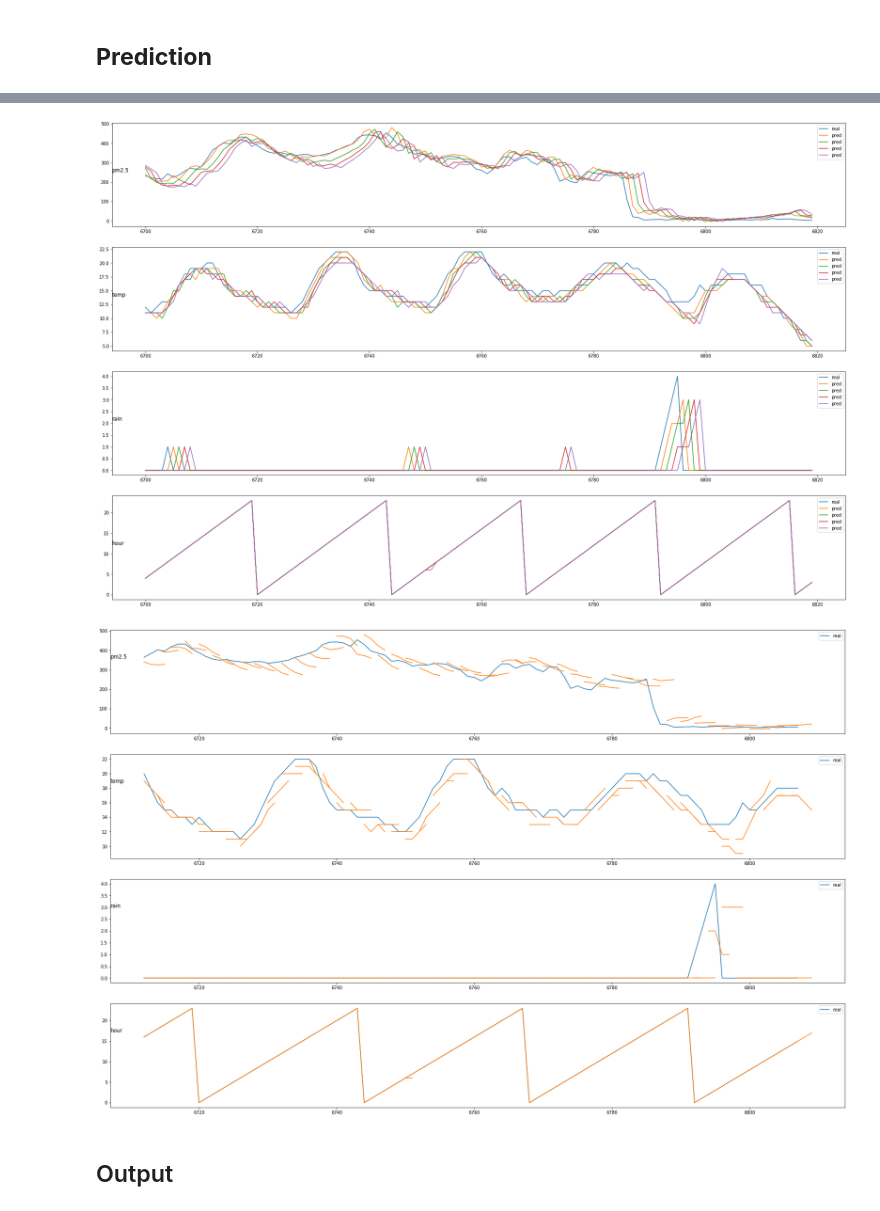
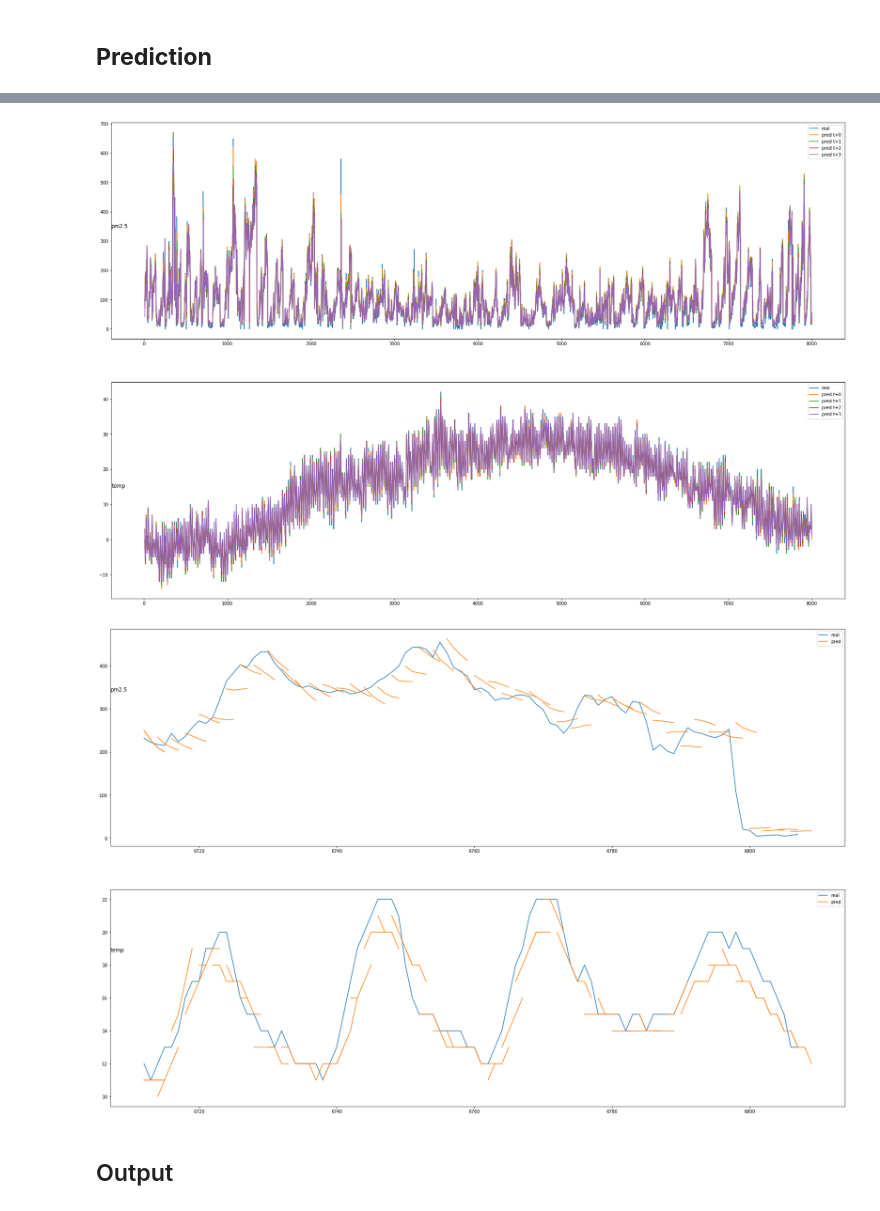
Before and after one commit to frh2020/topics, a Jupyter notebook: time_series/time_series_bjpm25_lstm_v2.ipynb, the cells around one changed output, grey strips where cells are left out. Drawn from its saved outputs; the diff is of its cells as text; code cells hidden in the pictures.

```diff
--- a/time_series/time_series_bjpm25_lstm_v2.ipynb
+++ b/time_series/time_series_bjpm25_lstm_v2.ipynb
@@ -167,19 +170,22 @@ def name_to_col(dataset, name):
 # columns to drop from the output of series_to_supervised are [40,41,42,43,46,47,48,49,50,51]
 
 
+# ensure all data is float
+values = dataset.values.astype('float32')#drop(columns=['wnd_dir_NE', 'wnd_dir_NW',	'wnd_dir_SE',	'wnd_dir_cv'])
+print(values.shape)
 
 # specify the number of lag hours
-n_in =24                        ################################################test
+n_in =12                        ################################################test
 
 # output time step
 n_out = 4                            ############################################test
 
 # input features
-n_in_features = dataset.shape[1]
+n_in_features = values.shape[1]
 
 # output features
 
-out_features = ['pm2.5','temp','rain','hour']
+out_features = ['pm2.5', 'temp']
 
 n_out_features = len(out_features)
 
@@ -194,9 +200,6 @@ print(out_features,keep_col)
 print(drop_col)
 
 
-# ensure all data is float
-values = dataset.values.astype('float32')
-print(values.shape)
 
 # normalize features
 scaler = MinMaxScaler(feature_range=(0, 1))
@@ -265,15 +310,15 @@ print(train_X.shape, train_y.shape, test_X.shape, test_y.shape)
 # %%
 neurons=50 #########################################################test with grid search
 model = tf.keras.Sequential([
-  tf.keras.layers.LSTM(neurons, input_shape=(train_X.shape[1], train_X.shape[2]),return_sequences=False),
+  tf.keras.layers.LSTM(neurons, input_shape=(train_X.shape[1], train_X.shape[2]),return_sequences=False, activation='relu'),
   tf.keras.layers.RepeatVector(n_out),
-  tf.keras.layers.LSTM(neurons,return_sequences=True),
-  tf.keras.layers.TimeDistributed(tf.keras.layers.Dense(units=n_out_features, activation='linear'))
+  tf.keras.layers.LSTM(neurons,return_sequences=True,activation='relu'),
+  tf.keras.layers.TimeDistributed(tf.keras.layers.Dense(units=n_out_features))  # activation='linear'
 
 
 ])
 
-model.compile(optimizer=tf.keras.optimizers.Adam(learning_rate=0.001), loss='mse', metrics=['mae'])
+model.compile(optimizer='adam', loss='mae', metrics=['mse'])
 
 print(model.summary())
 
@@ -358,7 +403,7 @@ for i in range(n_out_features):
   print('forecast of %s' %(out_features[i]))
   for ts in range(n_out):
     rmse = np.sqrt(mean_squared_error(inv_y[:,ts,i], inv_yhat[:,ts,i]))
-    mean = np.mean(inv_y[:,ts,i])
+    mean = np.mean(inv_yhat[:,ts,i])
     print('timestep: %d, mean=%.2f, rmse=%.2f' % (ts,mean, rmse))
 # %% [output]
 forecast of pm2.5
@@ -384,19 +419,20 @@ timestep: 3, mean=11.50, rmse=0.09
 # %%
-disp1=6700
-disp2=6820
+disp1=10
+disp2=8000
 x = np.arange(disp1,disp2)
 plt.figure(figsize=(30,20))
 for i in range(n_out_features):
   plt.subplot(n_out_features ,1,i+1)
   plt.plot(x,inv_y[disp1:disp2,0,i], label='real')
+  plt.title(out_features[i], y=0.5, loc='left')
   for ts in range(n_out) :
-    plt.plot(x,inv_yhat[disp1-ts:disp2-ts,ts,i], label='pred')
+    plt.plot(x,inv_yhat[disp1-ts:disp2-ts,ts,i], label='pred t+%i'%ts)
     plt.legend()
-    plt.title(out_features[i], y=0.5, loc='left')
+
 
 plt.show()
 # %% [output]
-[figure, old version]
+[figure, new version]
 # %%
 disp1=6712
 disp2=6808
@@ -406,14 +442,15 @@ plt.figure(figsize=(30,20))
 for i in range(n_out_features):
   plt.subplot(n_out_features ,1,i+1)
   plt.plot(x,inv_y[disp1:disp2,0,i], label='real')
+  plt.plot(x[0:n_out]+(disp1-disp1),inv_yhat[disp1,0:n_out,i], color='C1', label='pred')
   plt.legend()
+  plt.title(out_features[i], y=0.7, loc='left')
   for disp in range(disp1,disp2,intv) :
     plt.plot(x[0:n_out]+(disp-disp1),inv_yhat[disp,0:n_out,i], color='C1', label='pred')
-    plt.title(out_features[i], y=0.7, loc='left')
 
 plt.show()
 # %% [output]
-[figure, old version]
+[figure, new version]
 # %% [markdown]
 ## Output
 # %%
```
Also changed, not shown: parts of 15 cells of this notebook.
